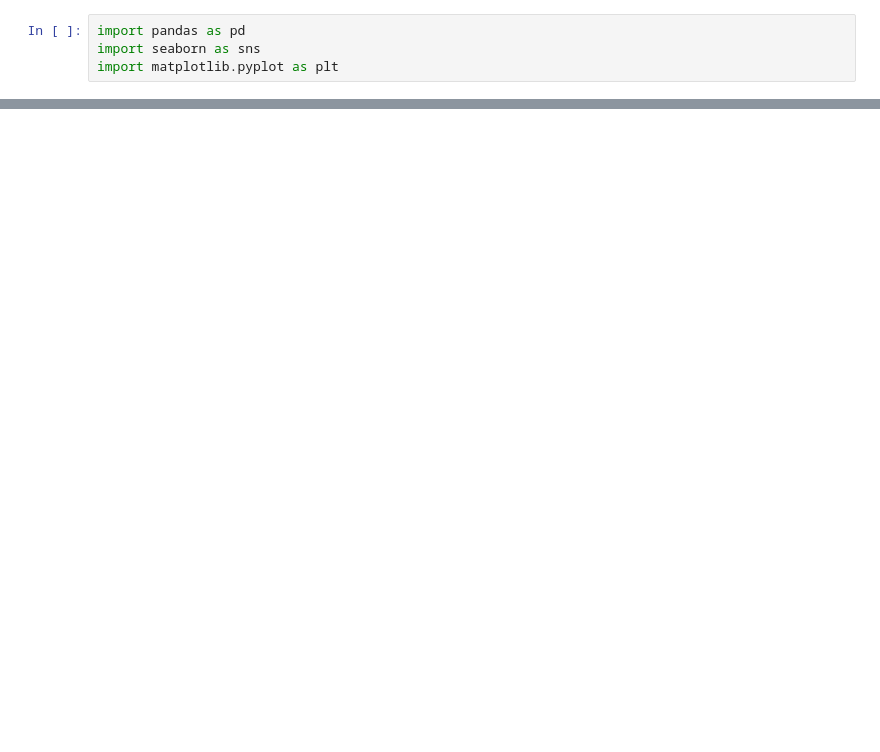
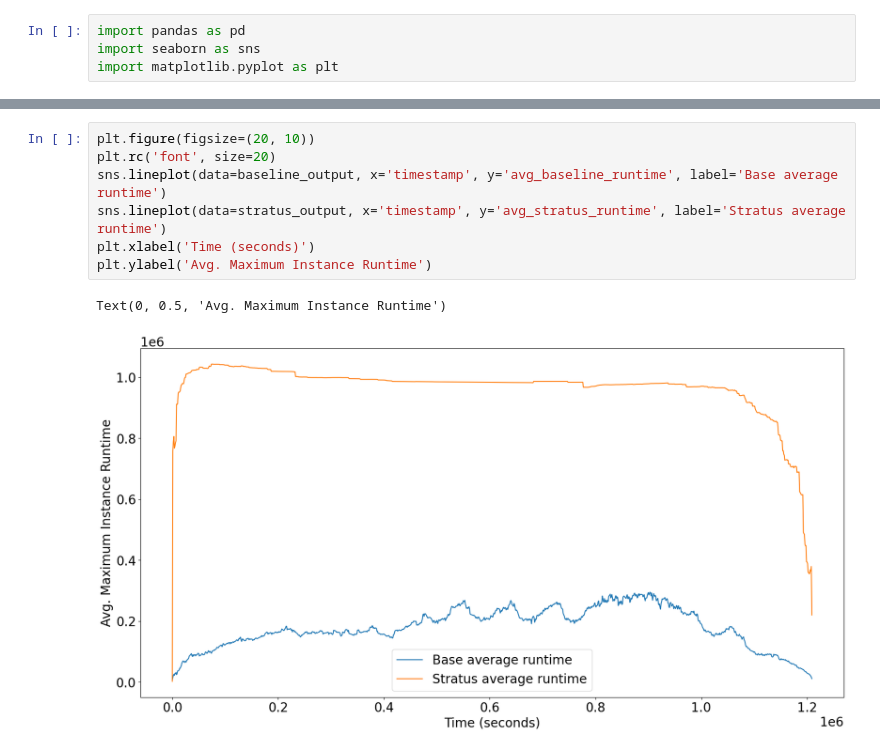
Before and after one commit to Teddies1/sc4079-fyp, a Jupyter notebook: data_analysis.ipynb, the cells around one changed output, grey strips where cells are left out. Saved outputs shown, nothing was run; the diff lists cells and outputs as text; blank space fills up the shorter version.

```diff
--- a/data_analysis.ipynb
+++ b/data_analysis.ipynb
@@ -27,0 +43,10 @@ Text(0, 0.5, 'Memory utilisation (Normalised)')
+# %%
+plt.figure(figsize=(20, 10))
+plt.rc('font', size=20)
+sns.lineplot(data=baseline_output, x='timestamp', y='avg_baseline_runtime', label='Base average runtime')
+sns.lineplot(data=stratus_output, x='timestamp', y='avg_stratus_runtime', label='Stratus average runtime')
+plt.xlabel('Time (seconds)')
+plt.ylabel('Avg. Maximum Instance Runtime')
+# %% [output]
+Text(0, 0.5, 'Avg. Maximum Instance Runtime')
+[figure, added]
```
Also changed, not shown: parts of 5 cells of this notebook.
